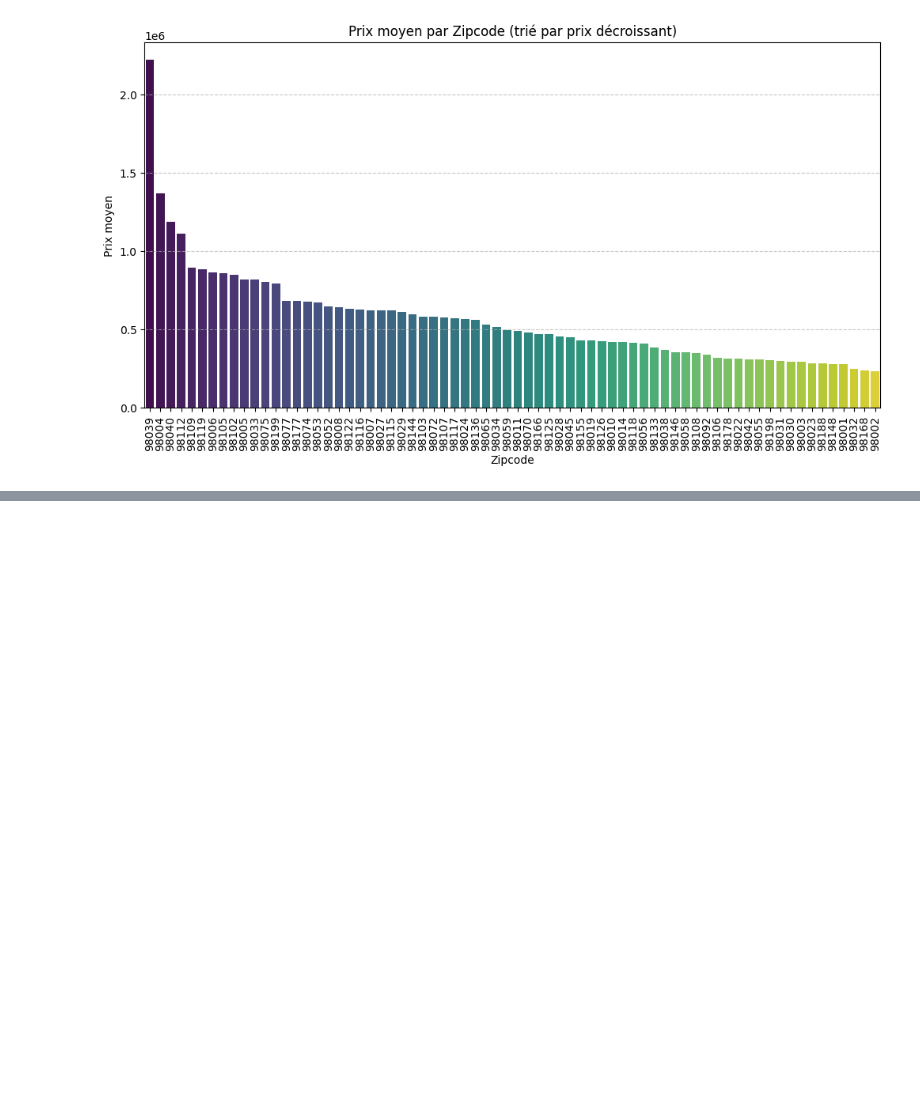
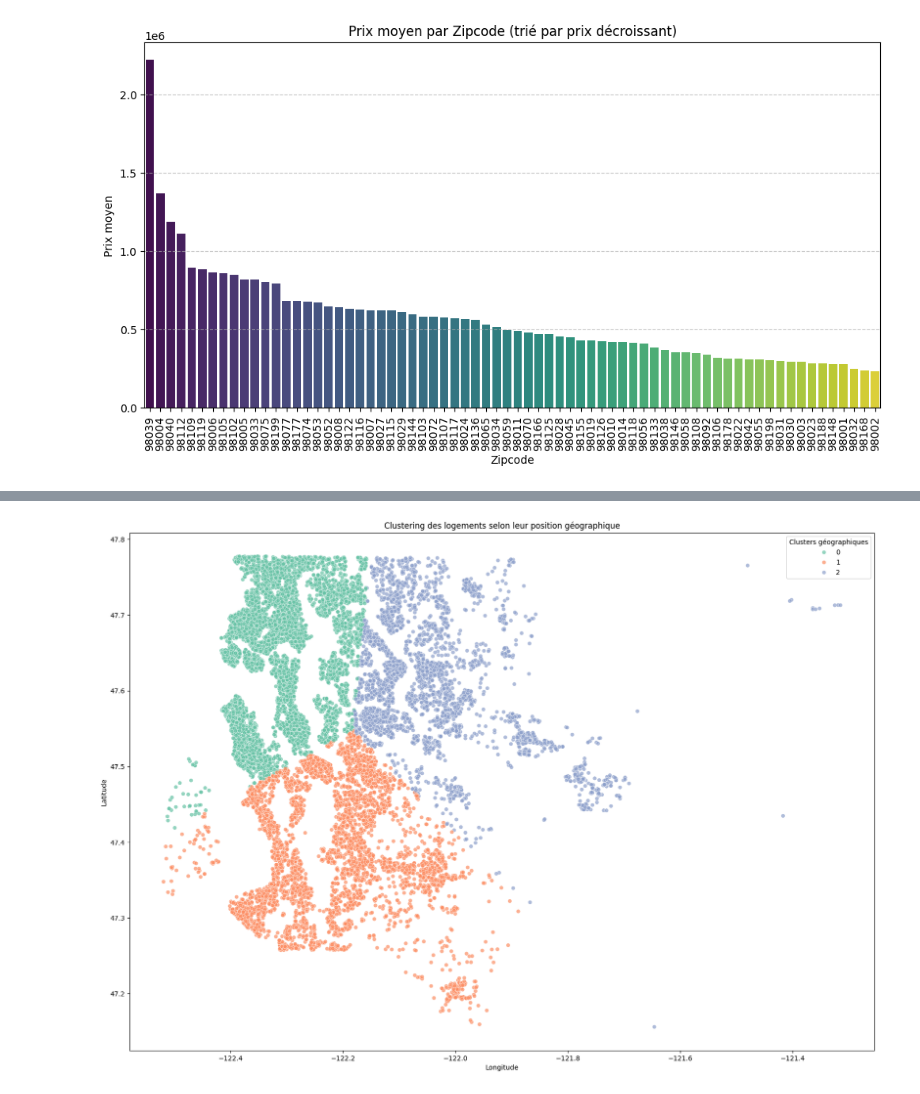
Before and after one commit to paulqevan/real_estate, a Jupyter notebook: feature_eng.ipynb, the cells around one changed output, grey strips where cells are left out. Drawn from its saved outputs; the diff is of its cells as text; code cells hidden in the pictures; blank space fills up the shorter version.

Commit message:
clustering par zipcode

```diff
--- a/feature_eng.ipynb
+++ b/feature_eng.ipynb
@@ -65,0 +117,33 @@ Passing `palette` without assigning `hue` is deprecated and will be removed in v
+# %%
+import pandas as pd
+import numpy as np
+import matplotlib.pyplot as plt
+import seaborn as sns
+from sklearn.cluster import KMeans
+
+# 1️⃣ Vérifier et convertir 'zipcode' en string (au cas où)
+df['zipcode'] = df['zipcode'].astype(str)
+
+# 2️⃣ Appliquer K-Means directement sur les coordonnées des logements
+n_clusters = 3  # Ajuste selon tes besoins
+kmeans = KMeans(n_clusters=n_clusters, random_state=42).fit(df[['lat', 'long']])
+
+# 3️⃣ Ajouter les labels des clusters directement au DataFrame
+df['cluster'] = kmeans.labels_
+
+# 4️⃣ Visualisation des clusters
+plt.figure(figsize=(20, 14))
+sns.scatterplot(
+    x=df['long'],
+    y=df['lat'],
+    hue=df['cluster'],
+    palette="Set2",
+    alpha=0.7
+)
+plt.legend(title="Clusters géographiques")
+plt.xlabel("Longitude")
+plt.ylabel("Latitude")
+plt.title("Clustering des logements selon leur position géographique")
+plt.show()
+# %% [output]
+[figure, added]
```
Also changed, not shown: parts of 6 cells of this notebook, 1 other file.
